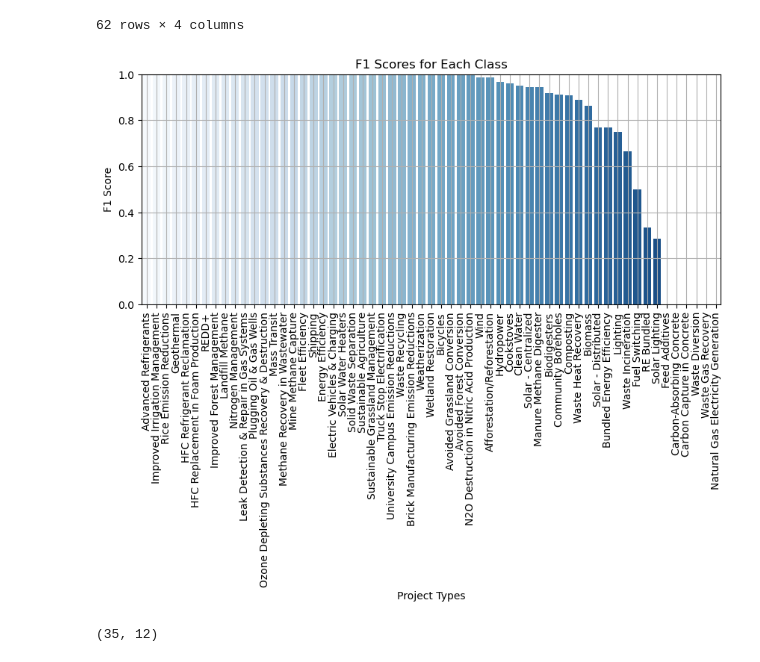
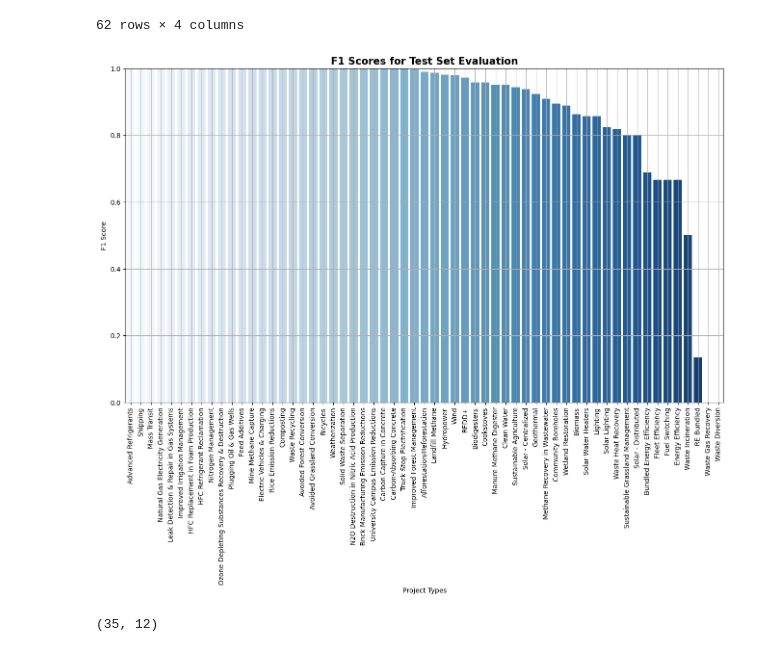
Before and after one commit to MaggieCorry/Capstone_Corry_Hoang_Tajnekar_Rong, a Jupyter notebook: Models/LR_with_Random_under_oversampling-59types_new.ipynb, the cells around one changed output. Saved outputs shown, nothing was run; the diff lists cells and outputs as text; code cells hidden in the pictures.

Commit message:
Final Model with Blind Test Data Evaluation

```diff
--- a/Models/LR_with_Random_under_oversampling-59types_new.ipynb
+++ b/Models/LR_with_Random_under_oversampling-59types_new.ipynb
@@ -226,26 +226,26 @@ report_df
 # %%
 import seaborn as sns
 # Extract F1 scores from the classification report
 f1_scores = {key: value['f1-score'] for key, value in report.items() if key not in ('accuracy', 'macro avg', 'weighted avg')}
 
 # Convert the F1 scores to a DataFrame for plotting
 f1_df = pd.DataFrame(list(f1_scores.items()), columns=['Class', 'F1 Score'])
 
 # Sort the DataFrame by F1 Score in ascending order
 f1_df = f1_df.sort_values(by='F1 Score', ascending = False)
 
 # Plot the F1 scores
-plt.figure(figsize=(10, 4))
+plt.figure(figsize=(16, 9))
 sns.barplot(x='Class', y='F1 Score', data=f1_df, palette='Blues')
-plt.title('F1 Scores for Each Class')
+plt.title('F1 Scores for Test Set Evaluation', fontsize=15, fontweight='bold')
 plt.xlabel('Project Types')
 plt.ylabel('F1 Score')
 plt.ylim(0, 1)
 plt.xticks(rotation=90)  # Rotate x-ticks by 90 degrees
 plt.grid(True)
 plt.show()
 # %% [output]
-[figure, old version]
+[figure, new version]
 # %%
 ## Check all the incorrect predictions
 # %%
```
Also changed, not shown: parts of 9 cells of this notebook.
